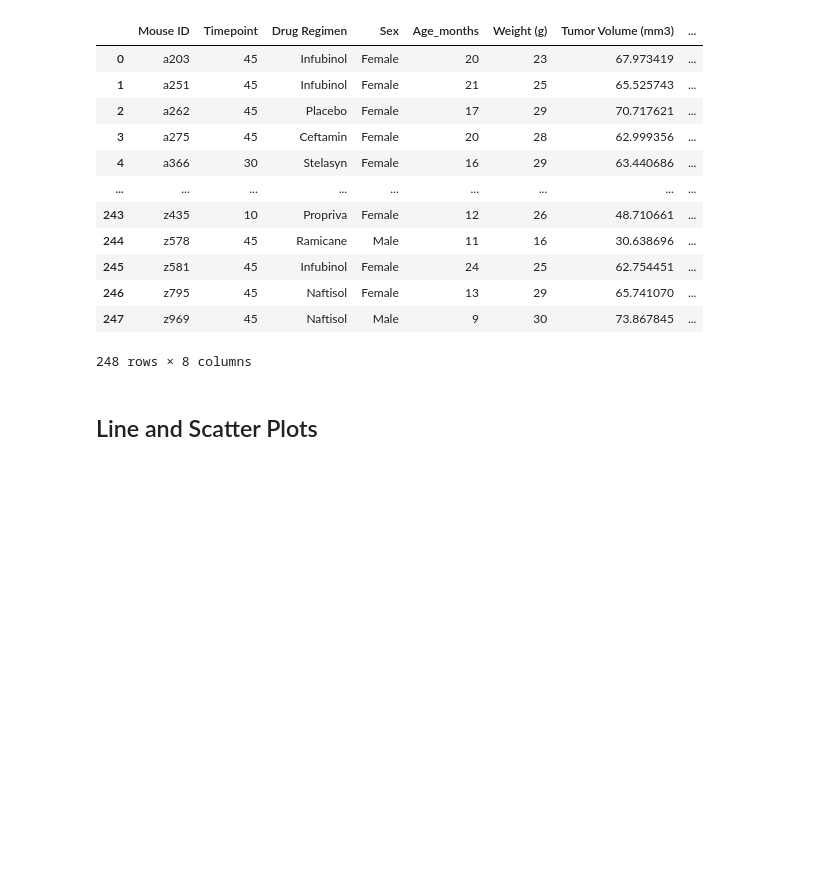
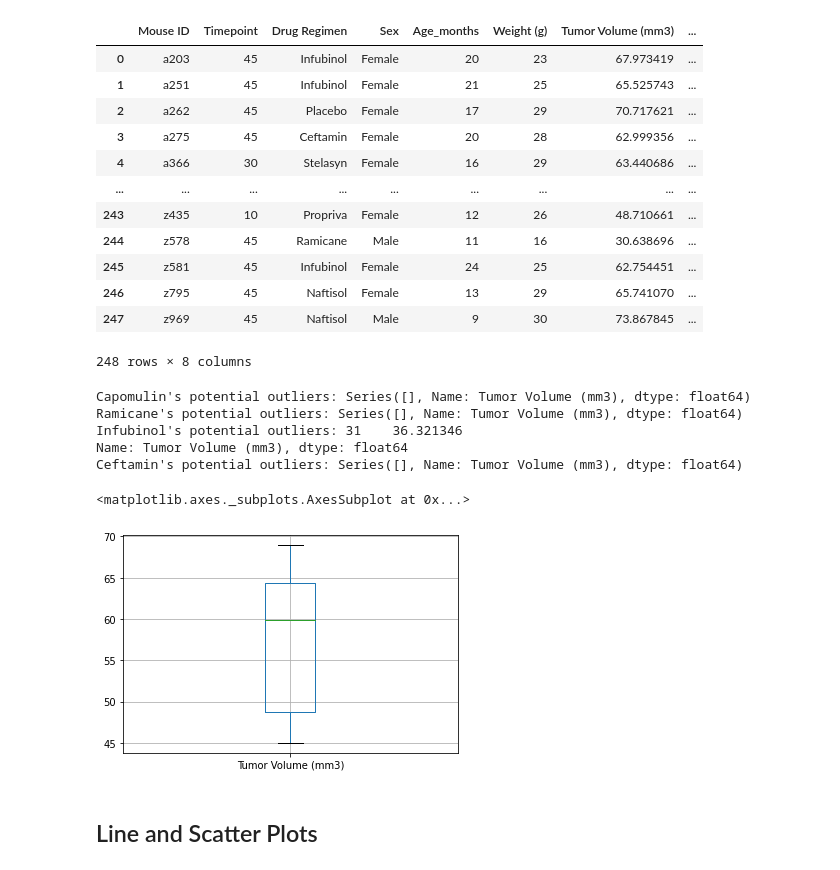
Before and after one commit to niyioyedele/matplotlib-chalenge, a Jupyter notebook: pymaceuticals_starter.ipynb, the cells around one changed output. Drawn from its saved outputs; the diff is of its cells as text; code cells hidden in the pictures; blank space fills up the shorter version.

```diff
--- a/pymaceuticals_starter.ipynb
+++ b/pymaceuticals_starter.ipynb
@@ -338,8 +338,21 @@ for drug in treatment:
     # Determine outliers using upper and lower bounds
         outliers = final_tumor_vol.loc[(final_tumor_vol < lower_bound) | (final_tumor_vol > upper_bound)]
 
-        outliers
+        print(f"{drug}'s potential outliers: {outliers}")
+# %% [output]
+Capomulin's potential outliers: Series([], Name: Tumor Volume (mm3), dtype: float64)
+Ramicane's potential outliers: Series([], Name: Tumor Volume (mm3), dtype: float64)
+Infubinol's potential outliers: 31    36.321346
+Name: Tumor Volume (mm3), dtype: float64
+Ceftamin's potential outliers: Series([], Name: Tumor Volume (mm3), dtype: float64)
 # %%
 # Generate a box plot of the final tumor volume of each mouse across four regimens of interest
+
+final_tumor_vol_df = pd.DataFrame(final_tumor_vol)
+
+final_tumor_vol_df.boxplot()
+# %% [output]
+<matplotlib.axes._subplots.AxesSubplot at 0x...>
+[figure, added]
 # %% [markdown]
 ## Line and Scatter Plots
```
Also changed, not shown: parts of 3 cells of this notebook.
